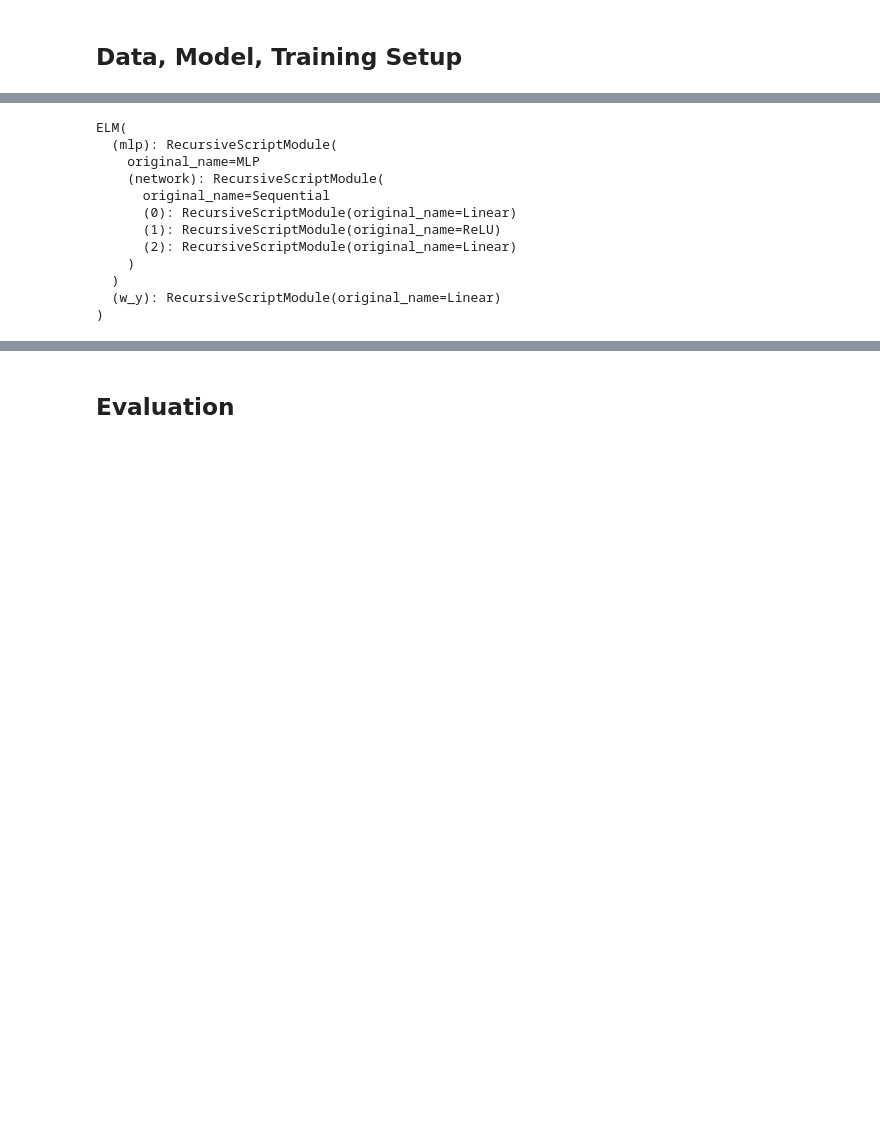
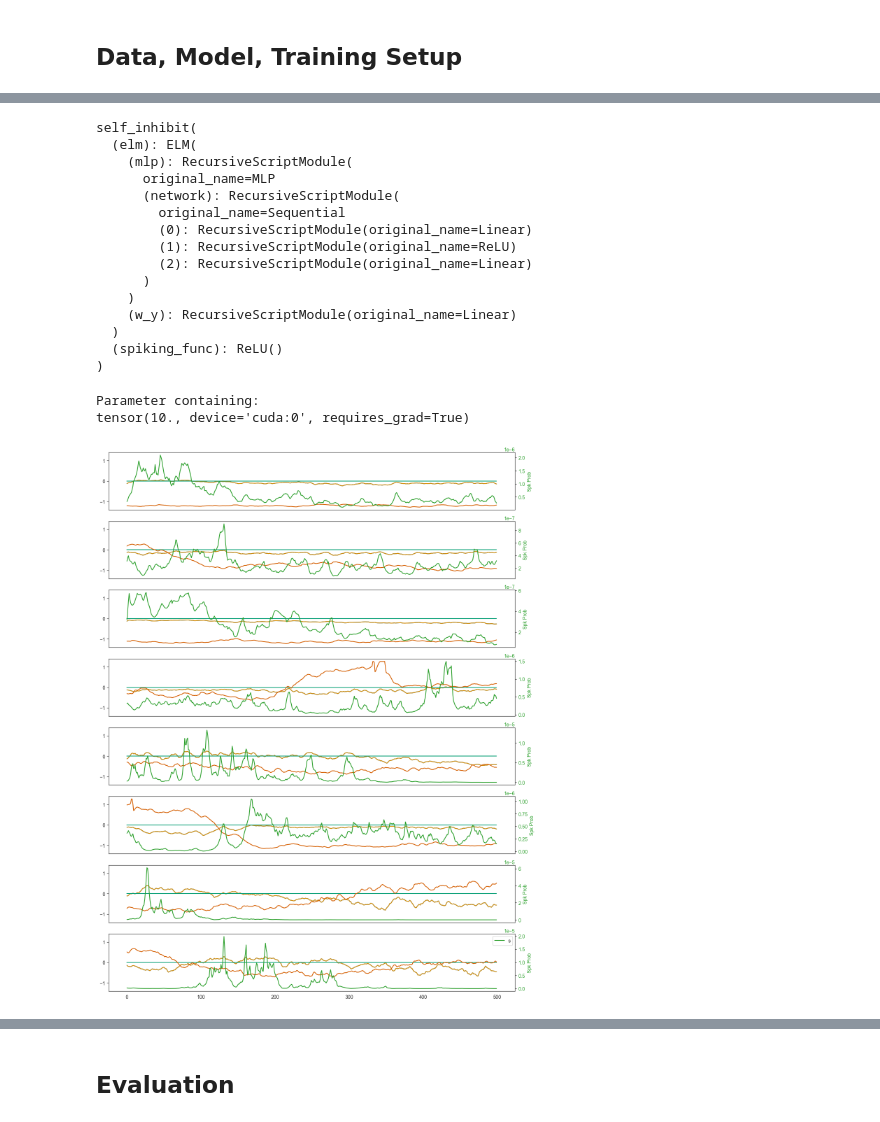
Before and after one commit to Baskin-LIU/elmneuron, a Jupyter notebook: notebooks/train_elm_lif_on_neuronio.ipynb, the cells around one changed output, grey strips where cells are left out. Cells and saved outputs as stored; diff of their text form; code cells hidden in the pictures; blank space fills up the shorter version.

Commit message:
self_inhibiting

```diff
--- a/notebooks/train_elm_lif_on_neuronio.ipynb
+++ b/notebooks/train_elm_lif_on_neuronio.ipynb
@@ -121,7 +121,7 @@ train_config["num_prefetch_batch"] = 2
 train_config["num_workers"] = 2 # will make run nondeterministic
 train_config["burn_in_time"] = 150
 train_config["input_window_size"] = 500
-train_config["rest_start"] = True
+train_config["rest_start"] = False
 train_config["sec_len"] = 200
 train_config["start_save_path"] = '../data_processed/NeuronIOstartpoint/'
 train_config["ignore_time_from_start"] = 400
@@ -184,16 +172,68 @@ scheduler = CosineAnnealingLR(
+# %%
+# Initialize the ELM model
+elm_model = ELM(**model_config).to(torch_device)
+#spiking_model = LIF(v_rest=-0.3, v_reset=0.0, v_threshold=1.27+0.1, spike_duration=1, tau=-1).to(torch_device)
+model = self_inhibit(elm_model, v_threshold = 1.27, tau = 4.0, inh_strength=0.6, learn_sigmoid=True).to(torch_device)
+
+# if True:
+#     torch.nn.init.normal_(model.w_y.weight, 0.05, 0.3/model_config["num_memory"])
+#     torch.nn.init.constant_(model.w_y.bias, 0.0)
+
+# Initialize the loss function, optimizer, and scheduler
+
+MSEloss= nn.MSELoss(reduction="mean")
+BCEloss = nn.BCELoss(reduction="mean")
+
+optimizer = optim.Adam(model.parameters(), lr=train_config["learning_rate"])
+scheduler = CosineAnnealingLR(
+    optimizer,
+    T_max=train_config["batches_per_epoch"] * train_config["num_epochs"]
+)
 # %%
 # Visualize ELM model
 print(model)
 # %% [output]
-ELM(
-  (mlp): RecursiveScriptModule(
-    original_name=MLP
-    (network): RecursiveScriptModule(
-      original_name=Sequential
-      (0): RecursiveScriptModule(original_name=Linear)
-      (1): RecursiveScriptModule(original_name=ReLU)
-      (2): RecursiveScriptModule(original_name=Linear)
+self_inhibit(
+  (elm): ELM(
+    (mlp): RecursiveScriptModule(
+      original_name=MLP
+      (network): RecursiveScriptModule(
+        original_name=Sequential
+        (0): RecursiveScriptModule(original_name=Linear)
+        (1): RecursiveScriptModule(original_name=ReLU)
+        (2): RecursiveScriptModule(original_name=Linear)
+      )
     )
+    (w_y): RecursiveScriptModule(original_name=Linear)
   )
-  (w_y): RecursiveScriptModule(original_name=Linear)
+  (spiking_func): ReLU()
 )
+# %%
+#X_sample = ((torch.rand([8, 500, 1278]) > 0.99) * 1.).to(torch_device)
+#X_sample[:, 200:300, :] = ((torch.rand([8, 100, 1278]) > 0.4) * 1.).to(torch_device)
+X_sample = X_viz
+v, s, inh, v_clamp, out = model(X_sample)
+# %%
+#spiking_model = self_inhibit(model, v_threshold = 1.27, tau = 4.0, inh_strength=0.4, learn_scale=True).to(torch_device)
+#optimizer = optim.Adam(spiking_model.parameters(), lr=train_config["learning_rate"])
+model.sigmoid_scale
+# %% [output]
+Parameter containing:
+tensor(10., device='cuda:0', requires_grad=True)
+# %%
+fig, axis = plt.subplots(train_config["batch_size"], 1, figsize=(15, 20), sharex=True, sharey=True)
+for index in range(train_config["batch_size"]):
+    axis[index].plot(out[index].detach().cpu().numpy(), label = "out")
+    axis[index].plot(v[index].detach().cpu().numpy(), label = 'v')
+    axis[index].plot(inh[index].detach().cpu().numpy(), label = 'inh')
+    axis[index].plot(y_soma_viz[index].detach().cpu().numpy(), label = 'target_v')
+    ax2 = axis[index].twinx()
+    color = 'tab:green'
+    ax2.set_ylabel('Spk Prob', color=color)  # we already handled the x-label with ax1
+    ax2.tick_params(axis='y', labelcolor=color)
+    #ax2.set_ylim(-0.1, 1.0)
+    ax2.plot(s[index].detach().cpu().numpy(), color=color, label = 's')
+plt.legend()
+plt.show()
+# %% [output]
+[figure, added]
```
Also changed, not shown: parts of 16 cells of this notebook, 4 other files.
